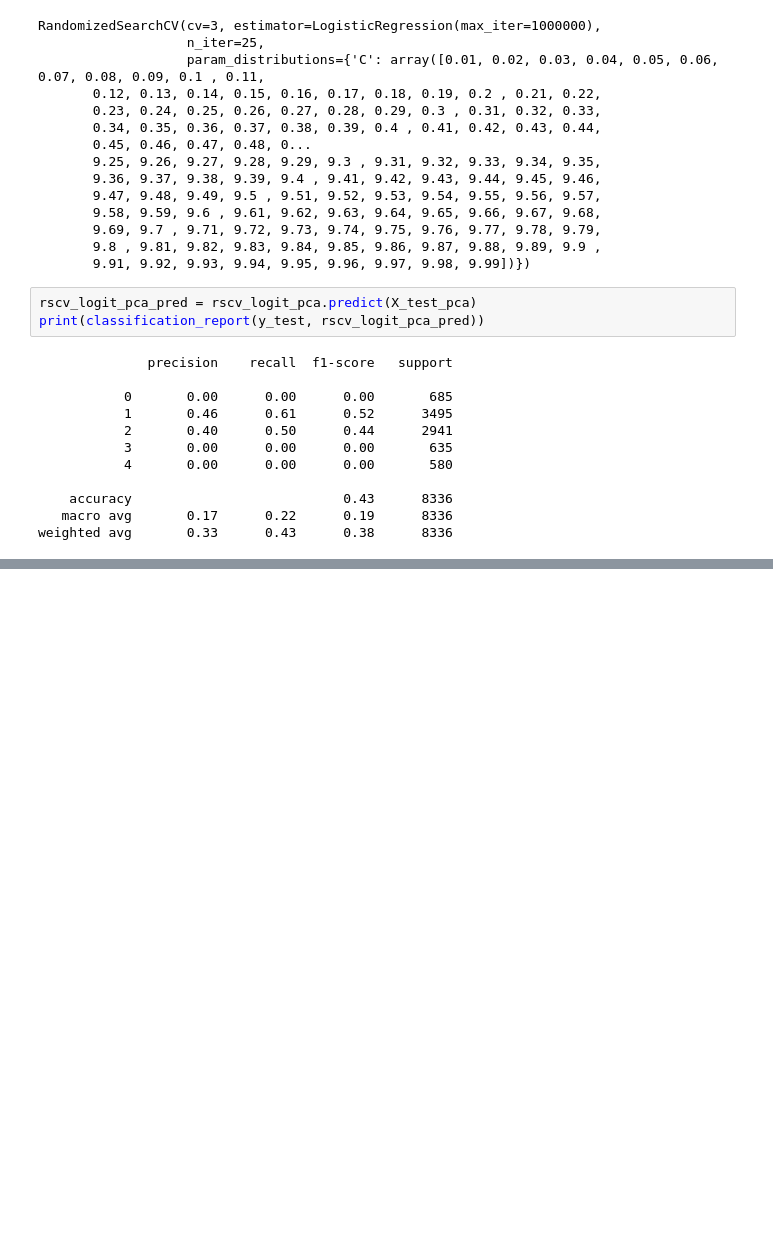
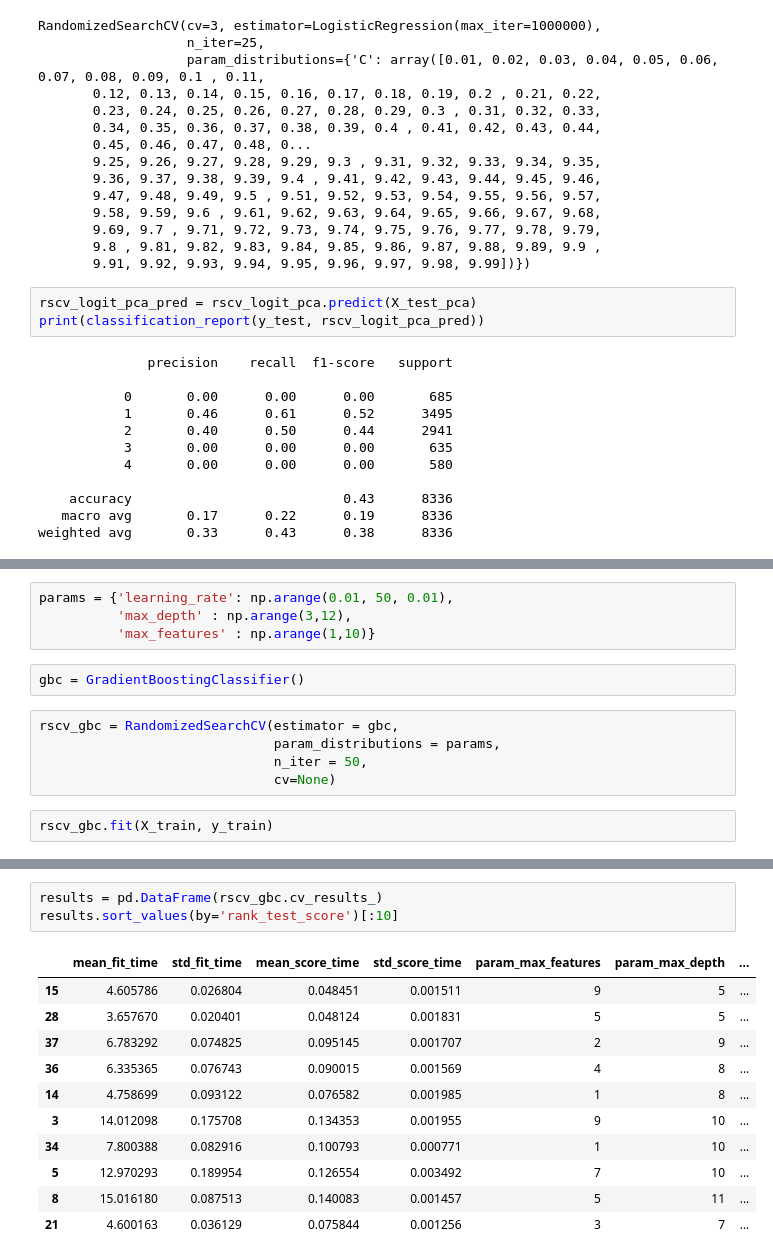
Before and after one commit to gchambers11/SpringBoard_Capstone_Two, a Jupyter notebook: Capstone Modeling.ipynb, the cells around one changed output, grey strips where cells are left out. Drawn from its saved outputs; the diff is of its cells as text; blank space fills up the shorter version.

```diff
--- a/Capstone Modeling.ipynb
+++ b/Capstone Modeling.ipynb
@@ -542,0 +566,13 @@ weighted avg       0.33      0.43      0.38      8336
+# %%
+params = {'learning_rate': np.arange(0.01, 50, 0.01),
+          'max_depth' : np.arange(3,12),
+          'max_features' : np.arange(1,10)}
+# %%
+gbc = GradientBoostingClassifier()
+# %%
+rscv_gbc = RandomizedSearchCV(estimator = gbc,
+                              param_distributions = params,
+                              n_iter = 50,
+                              cv=None)
+# %%
+rscv_gbc.fit(X_train, y_train)
@@ -542,0 +585,15 @@ weighted avg       0.33      0.43      0.38      8336
+# %%
+results = pd.DataFrame(rscv_gbc.cv_results_)
+results.sort_values(by='rank_test_score')[:10]
+# %% [output]
+|  | mean_fit_time | std_fit_time | mean_score_time | std_score_time | param_max_features | param_max_depth | ... |
+| 15 | 4.605786 | 0.026804 | 0.048451 | 0.001511 | 9 | 5 | ... |
+| 28 | 3.657670 | 0.020401 | 0.048124 | 0.001831 | 5 | 5 | ... |
+| 37 | 6.783292 | 0.074825 | 0.095145 | 0.001707 | 2 | 9 | ... |
+| 36 | 6.335365 | 0.076743 | 0.090015 | 0.001569 | 4 | 8 | ... |
+| 14 | 4.758699 | 0.093122 | 0.076582 | 0.001985 | 1 | 8 | ... |
+| 3 | 14.012098 | 0.175708 | 0.134353 | 0.001955 | 9 | 10 | ... |
+| 34 | 7.800388 | 0.082916 | 0.100793 | 0.000771 | 1 | 10 | ... |
+| 5 | 12.970293 | 0.189954 | 0.126554 | 0.003492 | 7 | 10 | ... |
+| 8 | 15.016180 | 0.087513 | 0.140083 | 0.001457 | 5 | 11 | ... |
+| 21 | 4.600163 | 0.036129 | 0.075844 | 0.001256 | 3 | 7 | ... |
```
Also changed, not shown: parts of 81 cells of this notebook.
